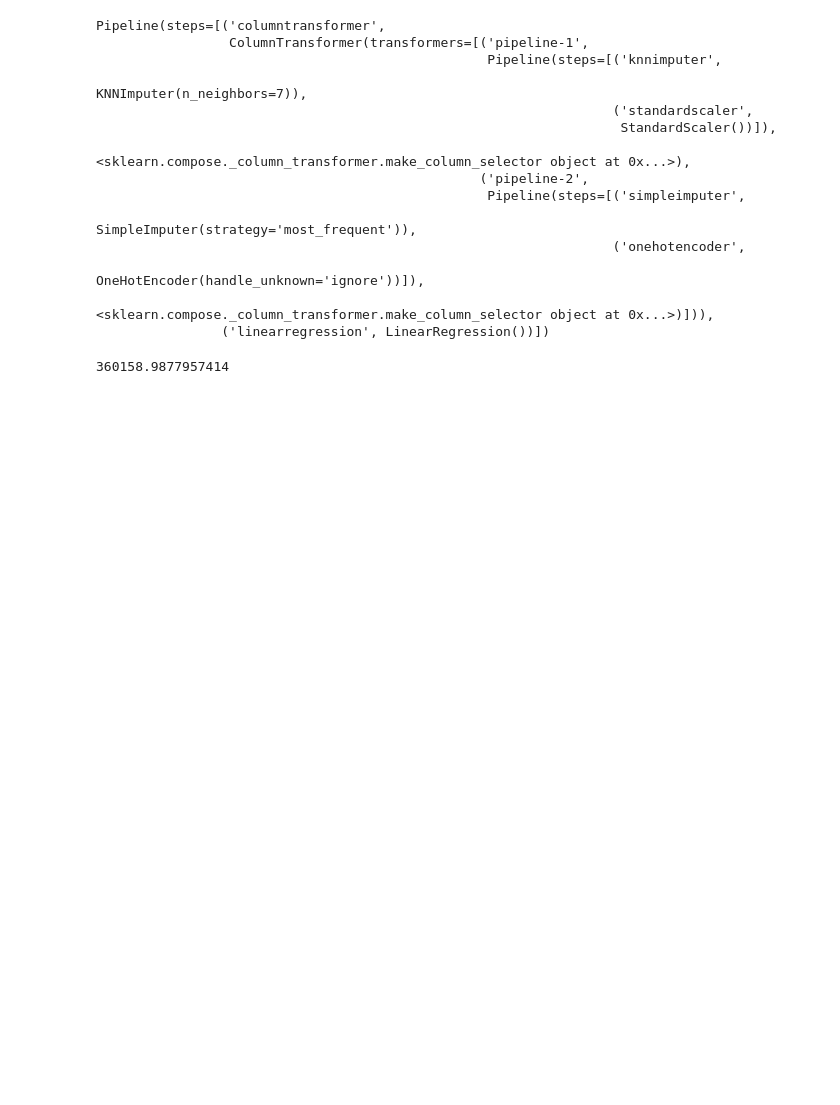
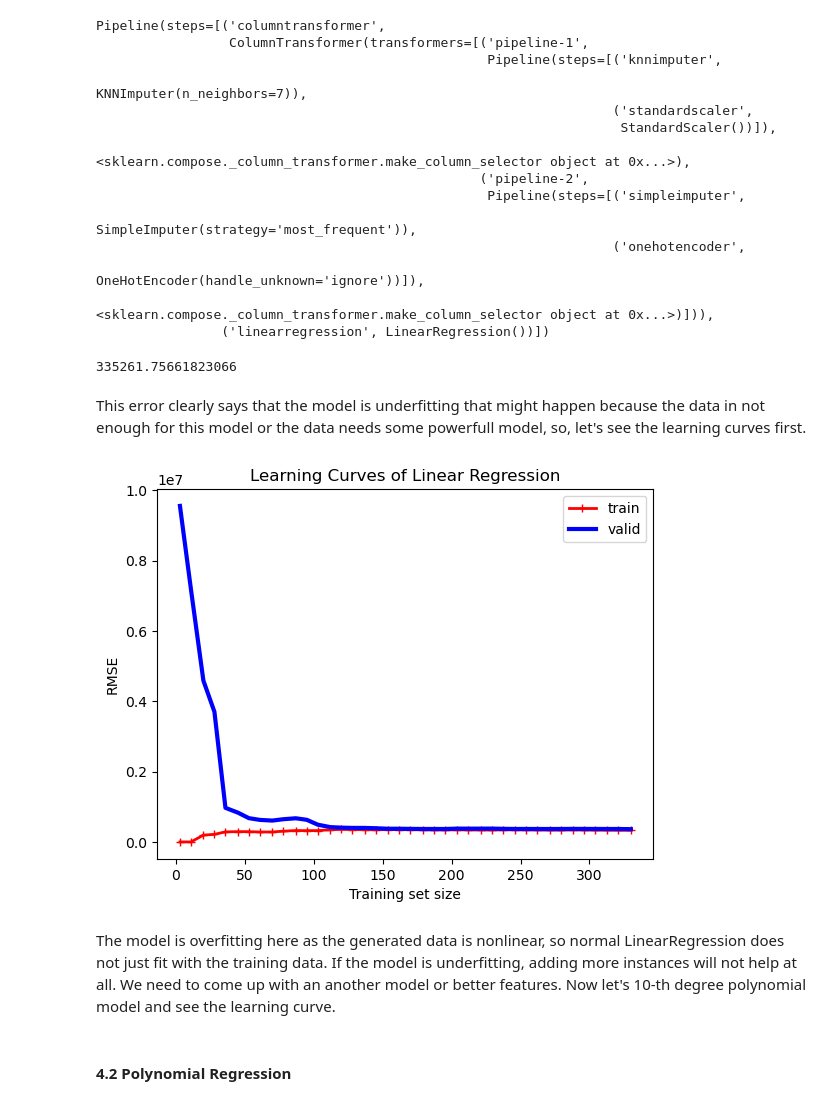
Before and after one commit to mirzaaa101/Airplane-Price-Prediction-Using-Regression-Techniques, a Jupyter notebook: Airplane-Price-Prediction.ipynb, the cells around one changed output. Drawn from its saved outputs; the diff is of its cells as text; code cells hidden in the pictures; blank space fills up the shorter version.

```diff
--- a/Airplane-Price-Prediction.ipynb
+++ b/Airplane-Price-Prediction.ipynb
@@ -538,8 +538,35 @@ Pipeline(steps=[('columntransformer',
 # %%
 from sklearn.metrics import mean_squared_error
 
-lin_reg_predictions = lin_reg.predict(X_test)
-lin_reg_rmse = mean_squared_error(y_test, lin_reg_predictions, squared=False)
+lin_reg_predictions = lin_reg.predict(X_train)
+lin_reg_rmse = mean_squared_error(y_train, lin_reg_predictions, squared=False)
 lin_reg_rmse
 # %% [output]
-360158.9877957414
+335261.75661823066
+# %% [markdown]
+This error clearly says that the model is underfitting that might happen because the data in not enough for this model or the data needs some powerfull model, so, let's see the learning curves first.
+# %%
+from sklearn.model_selection import learning_curve
+
+train_sizes, train_scores, valid_scores = learning_curve(
+    lin_reg, X_train, y_train, train_sizes=np.linspace(0.01, 1.0, 40), cv=5, scoring="neg_root_mean_squared_error"
+)
+
+train_errors = -train_scores.mean(axis=1)
+valid_errors = -valid_scores.mean(axis=1)
+
+plt.plot(train_sizes, train_errors, "r-+", linewidth=2, label="train")
+plt.plot(train_sizes, valid_errors, "-b", linewidth=3, label="valid")
+
+plt.title("Learning Curves of Linear Regression")
+plt.xlabel("Training set size")
+plt.ylabel("RMSE")
+plt.legend()
+plt.show()
+# %% [output]
+[figure, added]
+# %% [markdown]
+The model is overfitting here as the generated data is nonlinear, so normal LinearRegression does not just fit with the training data. If the model is underfitting, adding more instances will not help at all. We need to come up with an another model or better features.
+Now let's 10-th degree polynomial model and see the learning curve.
+# %% [markdown]
+#### 4.2 Polynomial Regression
```
Also changed, not shown: parts of 36 cells of this notebook, 1 other file.
